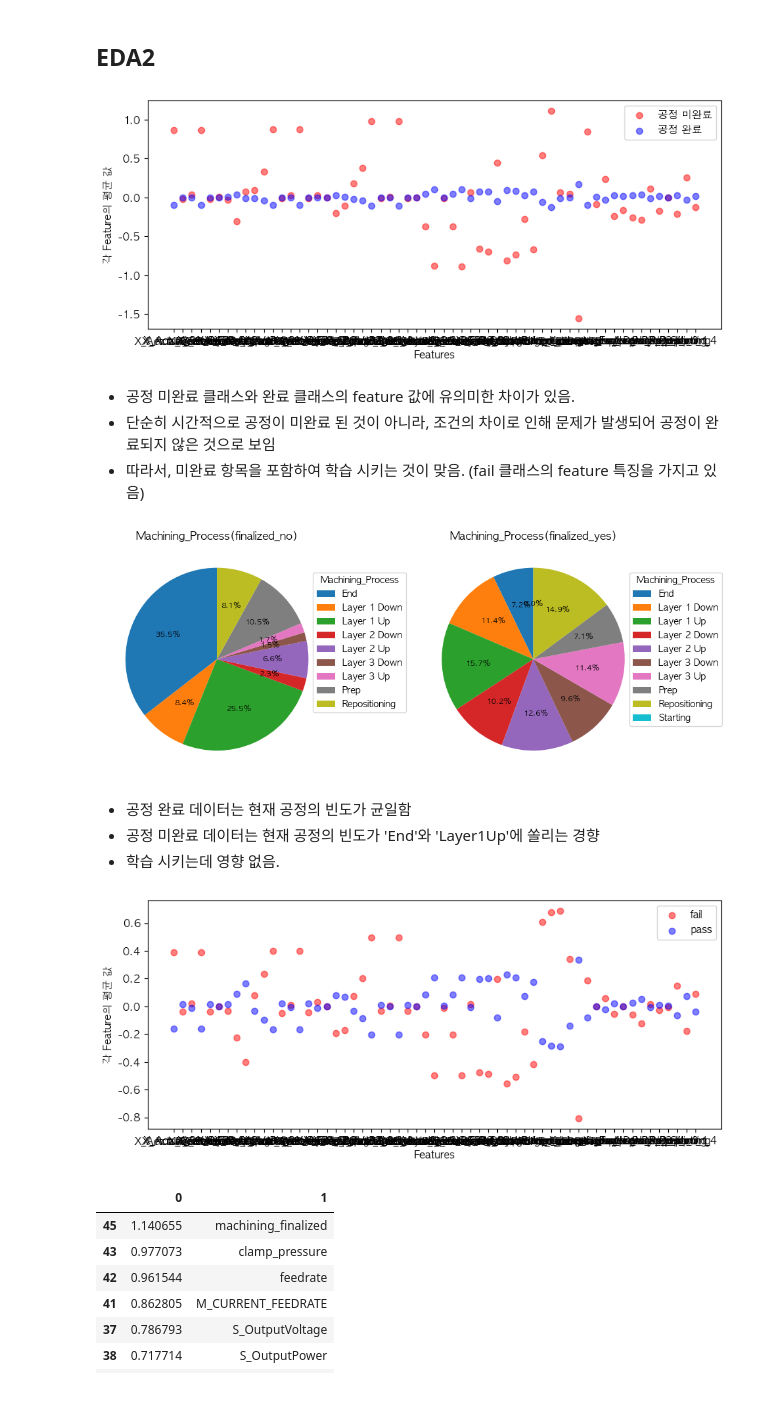
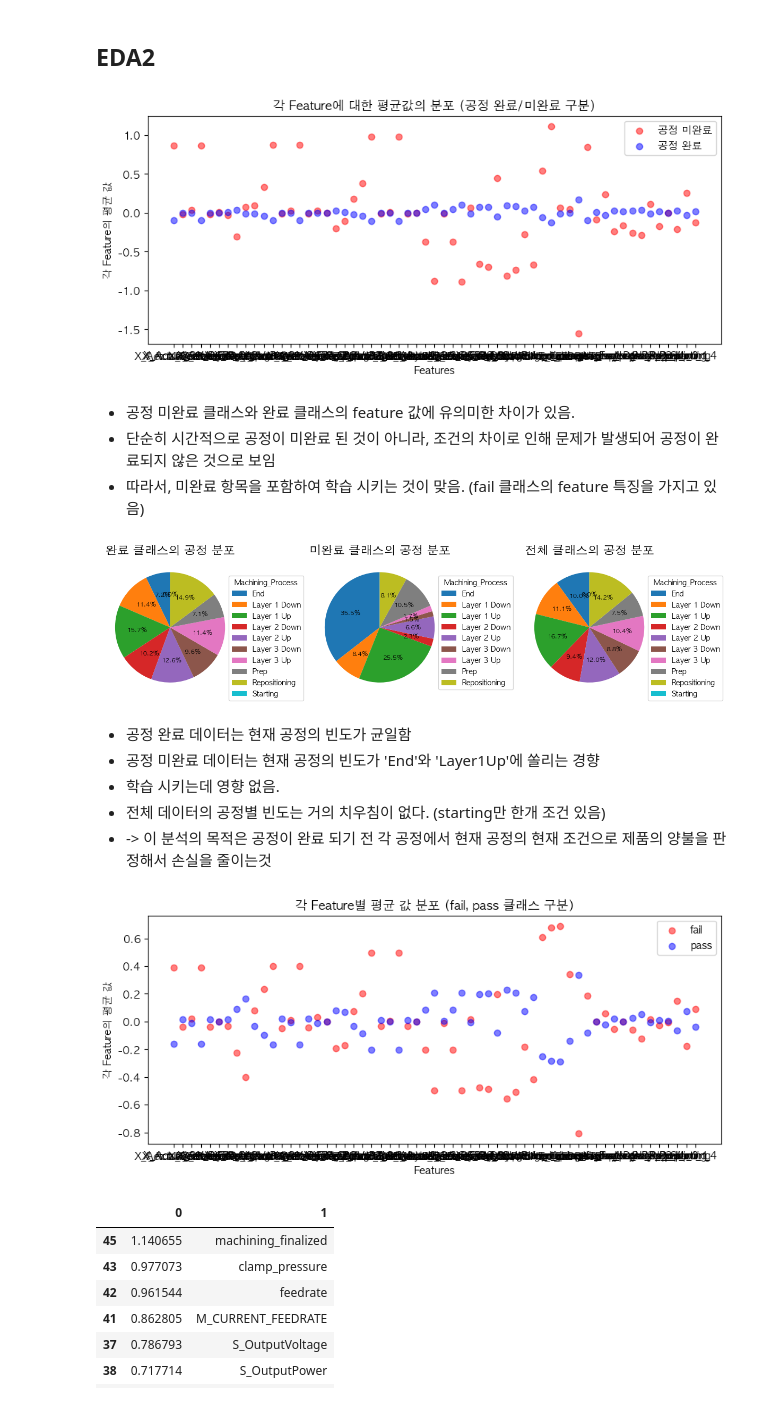
Before and after one commit to ParkSungHyon/smart_factory_cnc, a Jupyter notebook: cnc2.ipynb, the cells around one changed output. Cells and saved outputs as stored; diff of their text form; code cells hidden in the pictures.

```diff
--- a/cnc2.ipynb
+++ b/cnc2.ipynb
@@ -268,28 +269,28 @@ memory usage: 11.9 MB
 # %%
 ## 공정 미완료 데이터 3228개 (10.1%)를 학습에 포함 시키는게 맞는지 확인
 # - 클래스를 결정하는 공정 조건을 찾는게 목적이기 때문
 # - 단순히 공정이 완료 되지 않아서 fail 클래스로 구분되었다면 노이즈 데이터가 될 수 있음
 
 # feature별로 분포가 크기때문에 스케일링 작업
 from sklearn.preprocessing import StandardScaler
 
-df_target_origin = df.target # 스케일링 하기 전에 라벨을 저장해둠
 scaler = StandardScaler()
 df_scaled = scaler.fit_transform(df)
 df_scaled = pd.DataFrame(df_scaled, columns=df.columns)
 
 # 공정 완료, 미완료 클래스를 그룹화하여 feature들의 평균값 출력
 df_mean = df_scaled.groupby('machining_finalized').mean().reset_index(drop=True)
 
 plt.figure(figsize=(10,4))
 plt.scatter(df_mean.columns, df_mean.values[0], alpha=0.5, color='red', label='공정 미완료')
 plt.scatter(df_mean.columns, df_mean.values[1], alpha=0.5, color='blue', label='공정 완료')
+plt.title('각 Feature에 대한 평균값의 분포 (공정 완료/미완료 구분)')
 plt.xlabel('Features')
 plt.ylabel('각 Feature의 평균 값')
 plt.legend()
 plt.show()
 # %% [output]
-[figure, old version]
+[figure, new version]
 # %% [markdown]
 - 공정 미완료 클래스와 완료 클래스의 feature 값에 유의미한 차이가 있음.
 - 단순히 시간적으로 공정이 미완료 된 것이 아니라, 조건의 차이로 인해 문제가 발생되어 공정이 완료되지 않은 것으로 보임
@@ -298,43 +299,50 @@ plt.show()
 # 공정 완료, 미완료 클래스의 현재 진행 공정 분포 확인
 # -> df는 이미 원핫인코딩을 했기 때문에 concat_df 사용
 
+finalized_total = concat_df.Machining_Process.value_counts().sort_index()
 finalized_y = concat_df.loc[concat_df.machining_finalized==1].Machining_Process.value_counts().sort_index()
 finalized_n = concat_df.loc[concat_df.machining_finalized==0].Machining_Process.value_counts().sort_index()
 
-fig, axs = plt.subplots(1,2, figsize=(10,4))
+fig, axs = plt.subplots(1,3, figsize=(12,6))
+
+# 공정 완료 클래스 그래프
+axs[0].pie(finalized_y.values, labels=None, autopct='%1.1f%%', startangle=90, textprops={'fontsize': 8})
+axs[0].legend(finalized_y.index, title="Machining_Process", loc="best", bbox_to_anchor=(0.9, 0, 0.1, 0.9))
+axs[0].set_title('완료 클래스의 공정 분포', fontsize=16)
 
 # 공정 미완료 클래스 그래프
-axs[0].pie(finalized_n.values, labels=None, autopct='%1.1f%%', startangle=90, textprops={'fontsize': 8})
-axs[0].legend(finalized_n.index, title="Machining_Process", loc='best', bbox_to_anchor=(0.9, 0, 0.1, 0.9))
-axs[0].set_title('Machining_Process(finalized_no)')
+axs[1].pie(finalized_n.values, labels=None, autopct='%1.1f%%', startangle=90, textprops={'fontsize': 8})
+axs[1].legend(finalized_n.index, title="Machining_Process", loc='best', bbox_to_anchor=(0.9, 0, 0.1, 0.9))
+axs[1].set_title('미완료 클래스의 공정 분포', fontsize=16)
 
-# 공정 완료 클래스 그래프
-axs[1].pie(finalized_y.values, labels=None, autopct='%1.1f%%', startangle=90, textprops={'fontsize': 8})
-axs[1].legend(finalized_y.index, title="Machining_Process", loc="best", bbox_to_anchor=(0.9, 0, 0.1, 0.9))
-axs[1].set_title('Machining_Process(finalized_yes)')
+# 전체 클래스 그래프
+axs[2].pie(finalized_total.values, labels=None, autopct='%1.1f%%', startangle=90, textprops={'fontsize': 8})
+axs[2].legend(finalized_total.index, title="Machining_Process", loc='best', bbox_to_anchor=(0.9, 0, 0.1, 0.9))
+axs[2].set_title('전체 클래스의 공정 분포', fontsize=16)
 
 fig.tight_layout()
 plt.show()
 # %% [output]
-[figure, old version]
+[figure, new version]
 # %% [markdown]
 - 공정 완료 데이터는 현재 공정의 빈도가 균일함
 - 공정 미완료 데이터는 현재 공정의 빈도가 'End'와 'Layer1Up'에 쏠리는 경향
 - 학습 시키는데 영향 없음.
+- 전체 데이터의 공정별 빈도는 거의 치우침이 없다. (starting만 한개 조건 있음)
+- -> 이 분석의 목적은 공정이 완료 되기 전 각 공정에서 현재 공정의 현재 조건으로 제품의 양불을 판정해서 손실을 줄이는것
 # %%
 # target 클래스별 feature 분포 확인
-
 df_target_mean = df_scaled.groupby('target').mean().reset_index(drop=True)
-
 plt.figure(figsize=(10,4))
 plt.scatter(df_target_mean.columns, df_target_mean.values[0], alpha=0.5, color='red', label='fail')
 plt.scatter(df_target_mean.columns, df_target_mean.values[1], alpha=0.5, color='blue', label='pass')
+plt.title('각 Feature별 평균 값 분포 (fail, pass 클래스 구분)')
 plt.xlabel('Features')
 plt.ylabel('각 Feature의 평균 값')
 plt.legend()
 plt.show()
 # %% [output]
-[figure, old version]
+[figure, new version]
 # %%
 # target 클래스별(pass, fail) 평균 값 차이가 큰 feature 확인
 
```
Also changed, not shown: parts of 19 cells of this notebook, 9 other files.
